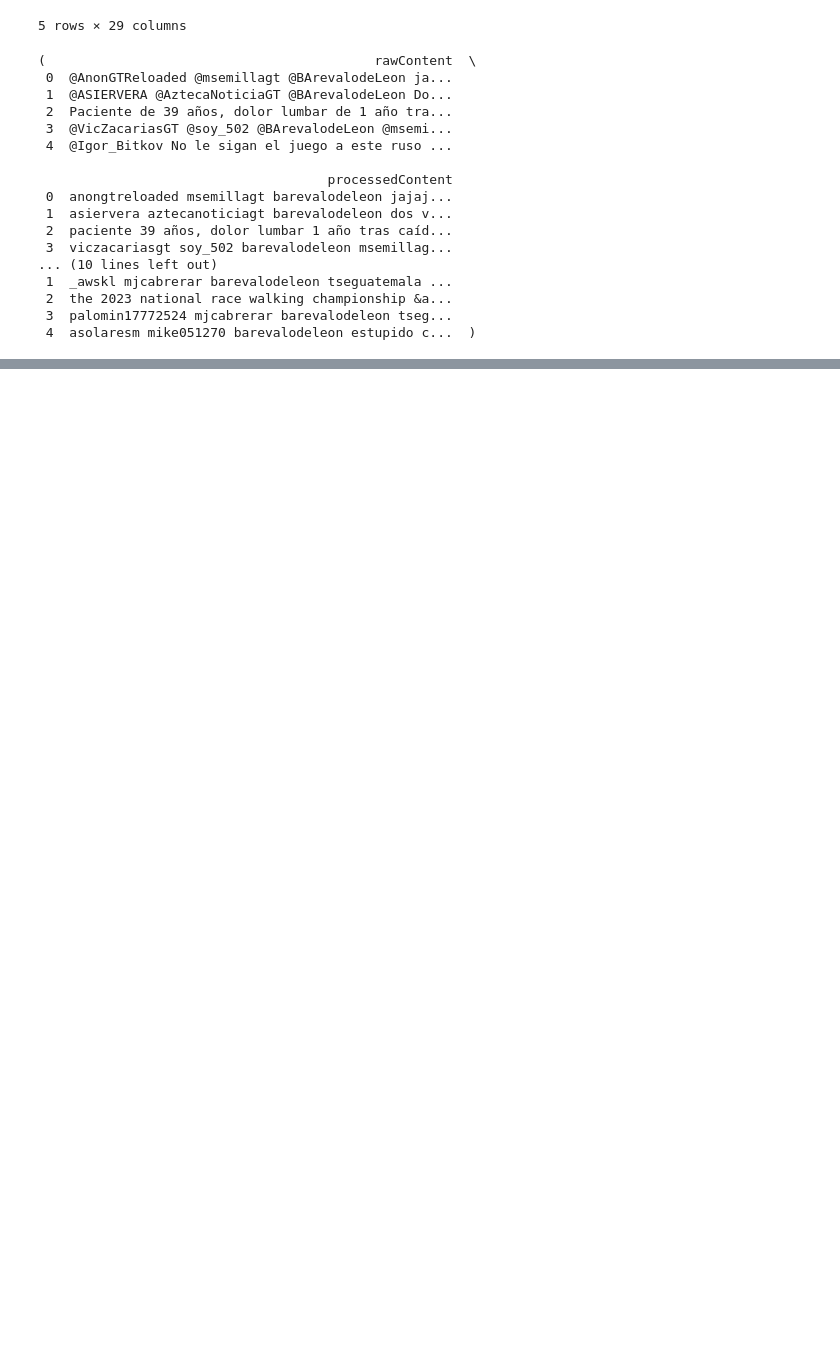
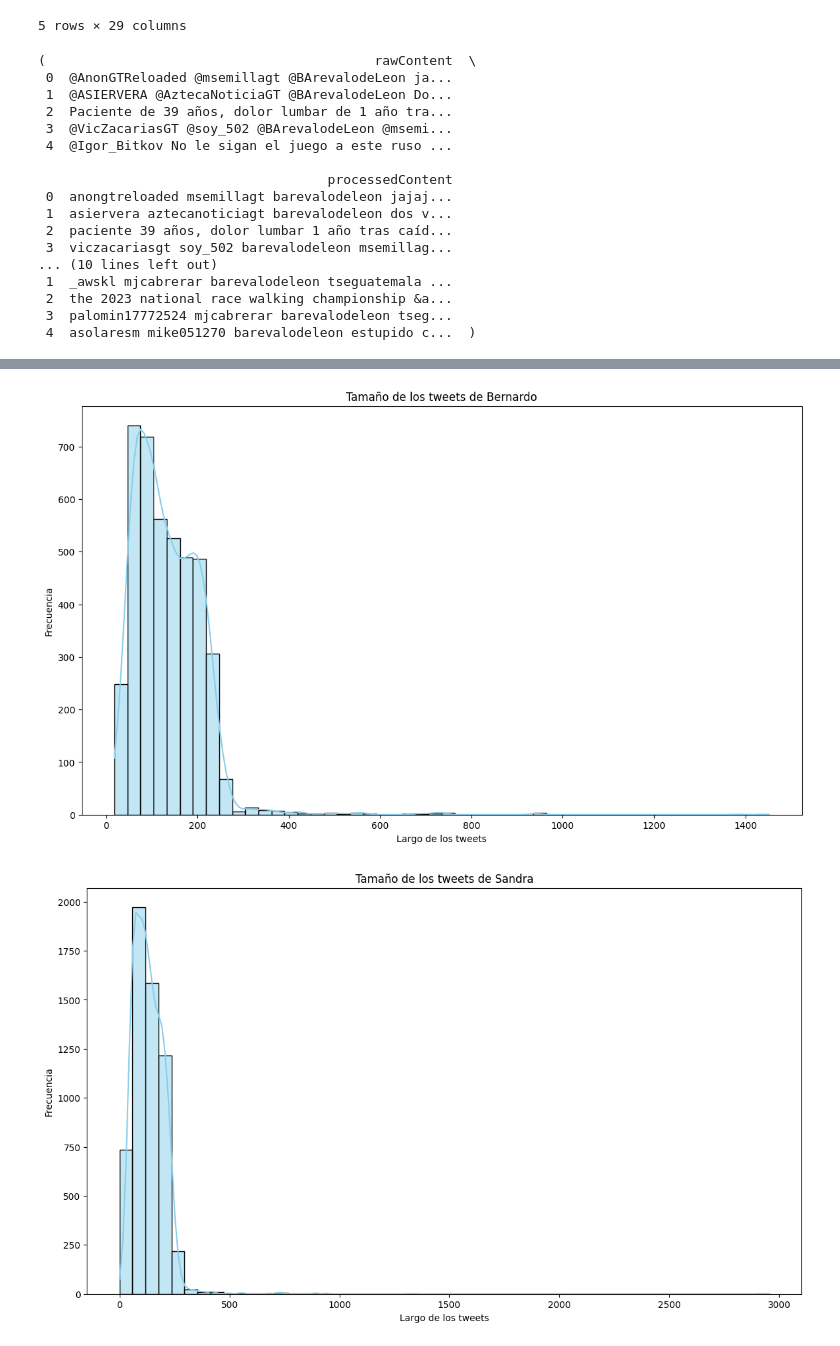
Before and after one commit to alv18051/ds6, a Jupyter notebook: lab6.ipynb, the cells around one changed output, grey strips where cells are left out. Drawn from its saved outputs; the diff is of its cells as text; code cells hidden in the pictures; blank space fills up the shorter version.

```diff
--- a/lab6.ipynb
+++ b/lab6.ipynb
@@ -314,0 +365,16 @@ bernardo_processed_head, sandra_processed_head
+# %%
+def plot_tweet_length_distribution(df, column_name, title):
+    tweet_lengths = df[column_name].apply(len)
+
+    plt.figure(figsize=(14,8))
+    sns.histplot(tweet_lengths, kde=True, bins=50, color='skyblue')
+    plt.title(title)
+    plt.xlabel('Largo de los tweets')
+    plt.ylabel('Frecuencia')
+    plt.show()
+
+plot_tweet_length_distribution(bernardo_df, 'processedContent', 'Tamaño de los tweets de Bernardo')
+plot_tweet_length_distribution(sandra_df, 'processedContent', 'Tamaño de los tweets de Sandra')
+# %% [output]
+[figure, added]
+[figure, added]
```
Also changed, not shown: parts of 9 cells of this notebook.
